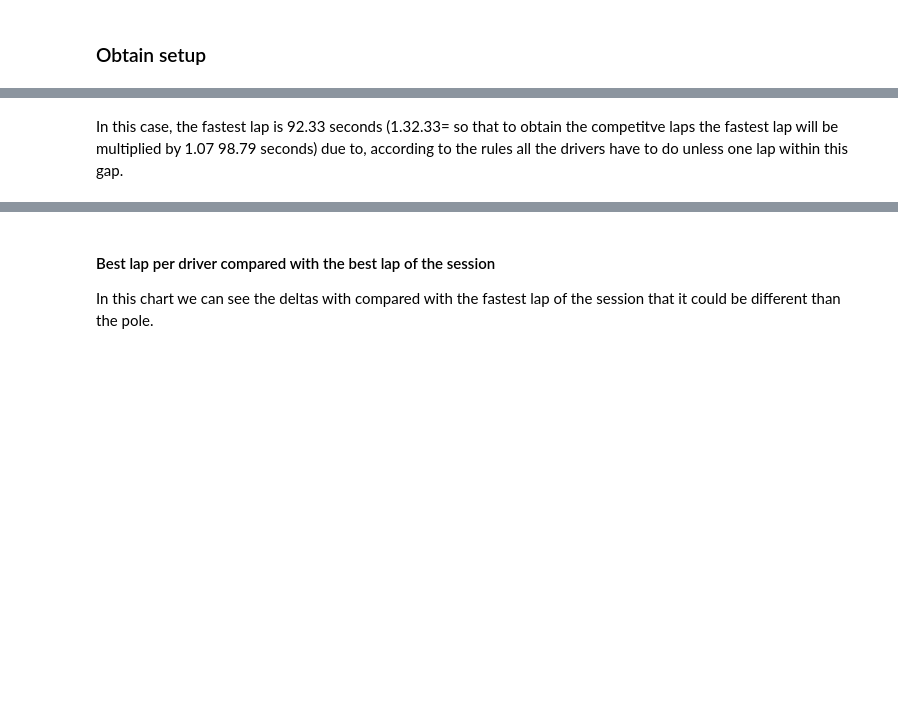
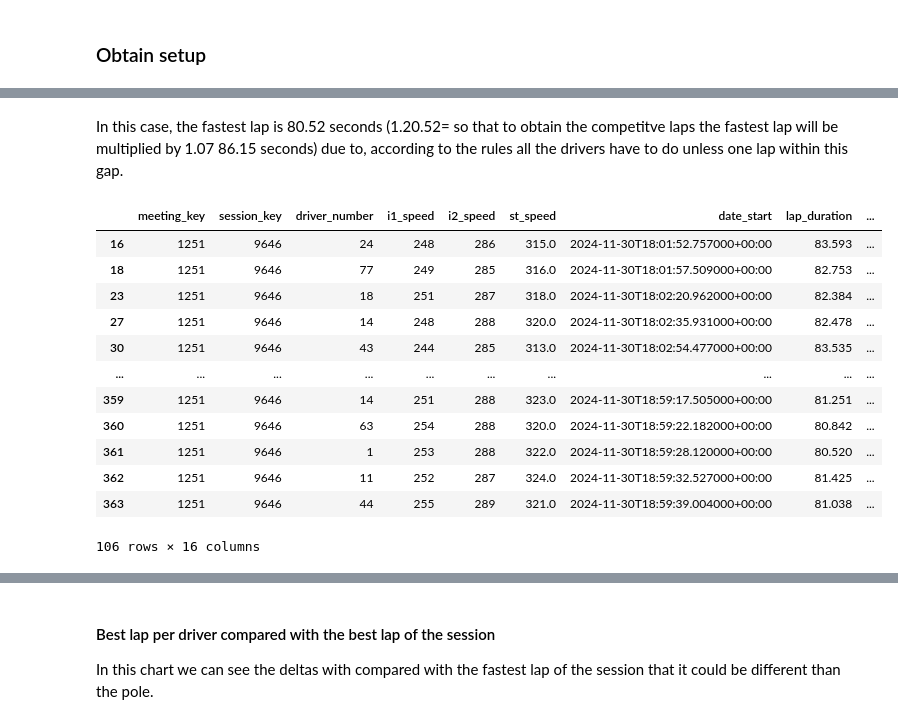
Before and after one commit to frankdelpiero/F1_notebooks, a Jupyter notebook: F1_24/Qatar_Recap.ipynb, the cells around one changed output, grey strips where cells are left out. Saved outputs shown, nothing was run; the diff lists cells and outputs as text; code cells hidden in the pictures; blank space fills up the shorter version.

```diff
--- a/F1_24/Qatar_Recap.ipynb
+++ b/F1_24/Qatar_Recap.ipynb
@@ -1864,6 +1883,6 @@ libraryDataF1.obtain_information('race_control',session_key=9608)
 # %% [markdown]
 ### Obtain setup
 # %%
-qualyfing = libraryDataF1.obtain_information('laps',session_key=9608)
-stintInformation = libraryDataF1.obtain_information('stints',session_key=9608)
-drivers = libraryDataF1.obtain_information('drivers',session_key=9608)
+qualyfing = libraryDataF1.obtain_information('laps',session_key=9646)
+stintInformation = libraryDataF1.obtain_information('stints',session_key=9646)
+drivers = libraryDataF1.obtain_information('drivers',session_key=9646)
@@ -1887,8 +1928,22 @@ bestlap[0:1]
 # %% [markdown]
-In this case, the fastest lap is 92.33 seconds (1.32.33= so that to obtain the competitve laps the fastest lap will be multiplied by 1.07 98.79 seconds) due to, according to the rules all the drivers have to do unless one lap within this gap.
+In this case, the fastest lap is 80.52 seconds (1.20.52= so that to obtain the competitve laps the fastest lap will be multiplied by 1.07 86.15 seconds) due to, according to the rules all the drivers have to do unless one lap within this gap.
 # %%
-competitiveLaps = qualyfing.query("is_pit_out_lap == False and lap_duration <= 98.79")
+competitiveLaps = qualyfing.query("is_pit_out_lap == False and lap_duration <= 86.15")
 competitiveLaps
+# %% [output]
+|  | meeting_key | session_key | driver_number | i1_speed | i2_speed | st_speed | date_start | lap_duration | ... |
+| 16 | 1251 | 9646 | 24 | 248 | 286 | 315.0 | 2024-11-30T18:01:52.757000+00:00 | 83.593 | ... |
+| 18 | 1251 | 9646 | 77 | 249 | 285 | 316.0 | 2024-11-30T18:01:57.509000+00:00 | 82.753 | ... |
+| 23 | 1251 | 9646 | 18 | 251 | 287 | 318.0 | 2024-11-30T18:02:20.962000+00:00 | 82.384 | ... |
+| 27 | 1251 | 9646 | 14 | 248 | 288 | 320.0 | 2024-11-30T18:02:35.931000+00:00 | 82.478 | ... |
+| 30 | 1251 | 9646 | 43 | 244 | 285 | 313.0 | 2024-11-30T18:02:54.477000+00:00 | 83.535 | ... |
+| ... | ... | ... | ... | ... | ... | ... | ... | ... | ... |
+| 359 | 1251 | 9646 | 14 | 251 | 288 | 323.0 | 2024-11-30T18:59:17.505000+00:00 | 81.251 | ... |
+| 360 | 1251 | 9646 | 63 | 254 | 288 | 320.0 | 2024-11-30T18:59:22.182000+00:00 | 80.842 | ... |
+| 361 | 1251 | 9646 | 1 | 253 | 288 | 322.0 | 2024-11-30T18:59:28.120000+00:00 | 80.520 | ... |
+| 362 | 1251 | 9646 | 11 | 252 | 287 | 324.0 | 2024-11-30T18:59:32.527000+00:00 | 81.425 | ... |
+| 363 | 1251 | 9646 | 44 | 255 | 289 | 321.0 | 2024-11-30T18:59:39.004000+00:00 | 81.038 | ... |
+106 rows × 16 columns
 # %%
 drivers_list = list(competitiveLaps['driver_number'].unique())
 newdataset = pd.DataFrame()
```
Also changed, not shown: parts of 44 cells of this notebook.
